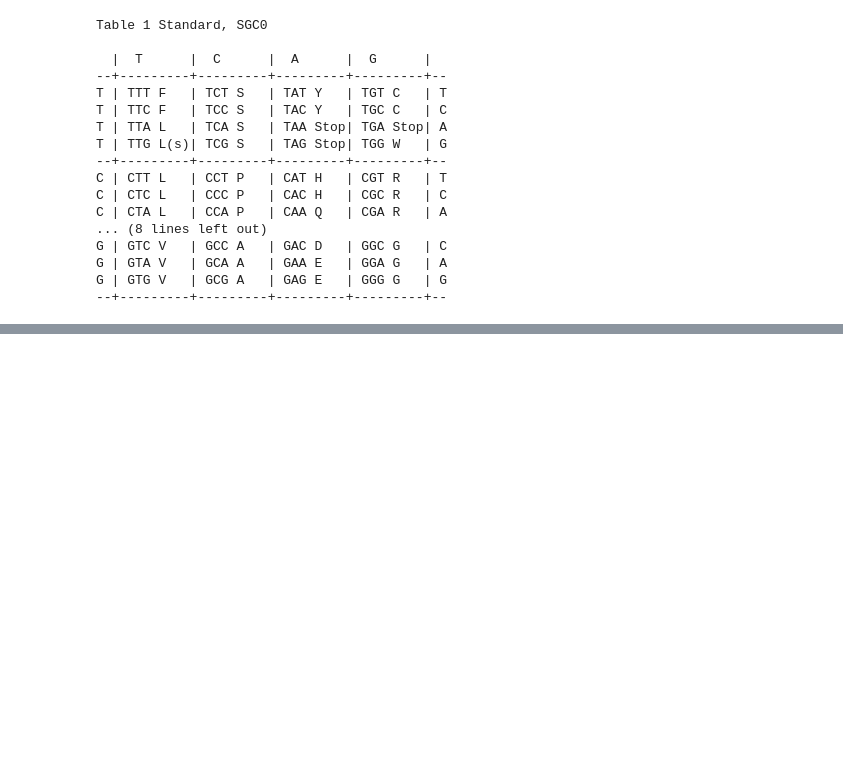
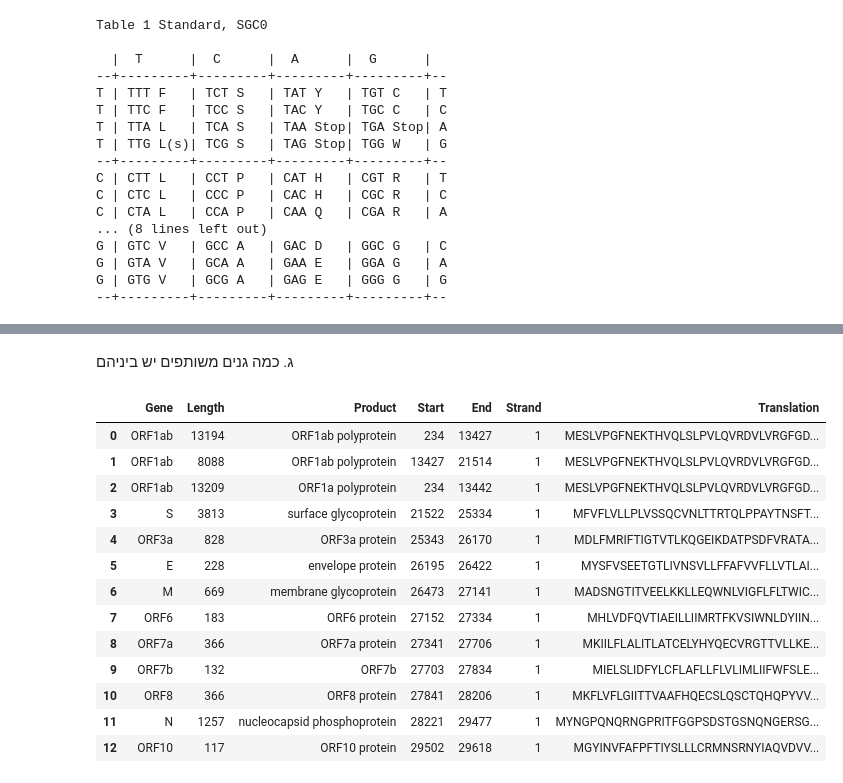
Before and after one commit to idobt97/Bioinformatocs_final_project, a Jupyter notebook: PartC.ipynb, the cells around one changed output, grey strips where cells are left out. Saved outputs shown, nothing was run; the diff lists cells and outputs as text; code cells hidden in the pictures; blank space fills up the shorter version.

```diff
--- a/PartC.ipynb
+++ b/PartC.ipynb
@@ -62,0 +105,16 @@ KeyError: 'TAA'
+# %%
+# Importing a GeneBank file of the Covid-19 genome
+Entrez.email = "jcecomputationalbiology@gmail.com"
+
+# Importing the Covid-19 genome updated on 29-APR-2021
+with Entrez.efetch(db="nucleotide", id="MZ054892.1", rettype="gb", retmode="text") as handle:
+    older_genbank_record = SeqIO.read(handle, "genbank")
+    older_genbank_record_name = older_genbank_record.annotations["source"] + " " + older_genbank_record.annotations["date"]
+    print(older_genbank_record_name)
+
+print()
+# Importing the Covid-19 genome updated on 20-FEB-2024
+with Entrez.efetch(db="nucleotide", id="PP348372.1", rettype="gb", retmode="text") as handle:
+    newer_genbank_record = SeqIO.read(handle, "genbank")
+    newer_genbank_record_name = newer_genbank_record.annotations["source"] + " " + newer_genbank_record.annotations["date"]
+    print(newer_genbank_record_name)
@@ -62,0 +174,55 @@ KeyError: 'TAA'
+# %% [markdown]
+ג. כמה גנים משותפים יש ביניהם
+# %%
+# Calculating the number of genes in each genome and how many genes translated to proteins
+
+# For the older genome
+older_genome_df = pd.DataFrame(columns=["Gene", "Length", "Product", "Start", "End", "Strand", "Translation"])
+newer_genome_df = pd.DataFrame(columns=["Gene", "Length", "Product", "Start", "End", "Strand", "Translation"])
+
+# Creating a dataframe to store the results for each genome
+def from_genbank_to_df(genbank_record, genome_df):
+    for feature in genbank_record.features:
+        if feature.type == "CDS":
+            gene = feature.qualifiers.get("gene", [""])[0]
+            length = len(feature)
+            product = feature.qualifiers.get("product", [""])[0]
+            start = feature.location.start
+            end = feature.location.end
+            strand = feature.location.strand
+            translation = feature.qualifiers.get("translation", [""])[0]
+            #sequence = str(genbank_record.seq[start:end])
+            if type(feature.location) == Bio.SeqFeature.CompoundLocation:
+                for sub_feature in feature.location.parts:
+                    start = sub_feature.start
+                    end = sub_feature.end
+                    length = len(sub_feature)
+                    #sequence = str(genbank_record.seq[start:end])
+                    genome_df.loc[len(genome_df)] = [gene, length, product, start+1, end, strand, translation]
+            else:
+                genome_df.loc[len(genome_df)] = [gene, length, product, start+1, end, strand, translation]
+
+
+from_genbank_to_df(older_genbank_record, older_genome_df)
+from_genbank_to_df(newer_genbank_record, newer_genome_df)
+# remove doplicates
+older_genome_df.drop_duplicates(subset=["Start", "End"], inplace=True)
+newer_genome_df.drop_duplicates(subset=["Start", "End"], inplace=True)
+
+
+older_genome_df
+# %% [output]
+|  | Gene | Length | Product | Start | End | Strand | Translation |
+| 0 | ORF1ab | 13194 | ORF1ab polyprotein | 234 | 13427 | 1 | MESLVPGFNEKTHVQLSLPVLQVRDVLVRGFGD... |
+| 1 | ORF1ab | 8088 | ORF1ab polyprotein | 13427 | 21514 | 1 | MESLVPGFNEKTHVQLSLPVLQVRDVLVRGFGD... |
+| 2 | ORF1ab | 13209 | ORF1a polyprotein | 234 | 13442 | 1 | MESLVPGFNEKTHVQLSLPVLQVRDVLVRGFGD... |
+| 3 | S | 3813 | surface glycoprotein | 21522 | 25334 | 1 | MFVFLVLLPLVSSQCVNLTTRTQLPPAYTNSFT... |
+| 4 | ORF3a | 828 | ORF3a protein | 25343 | 26170 | 1 | MDLFMRIFTIGTVTLKQGEIKDATPSDFVRATA... |
+| 5 | E | 228 | envelope protein | 26195 | 26422 | 1 | MYSFVSEETGTLIVNSVLLFFAFVVFLLVTLAI... |
+| 6 | M | 669 | membrane glycoprotein | 26473 | 27141 | 1 | MADSNGTITVEELKKLLEQWNLVIGFLFLTWIC... |
+| 7 | ORF6 | 183 | ORF6 protein | 27152 | 27334 | 1 | MHLVDFQVTIAEILLIIMRTFKVSIWNLDYIIN... |
+| 8 | ORF7a | 366 | ORF7a protein | 27341 | 27706 | 1 | MKIILFLALITLATCELYHYQECVRGTTVLLKE... |
+| 9 | ORF7b | 132 | ORF7b | 27703 | 27834 | 1 | MIELSLIDFYLCFLAFLLFLVLIMLIIFWFSLE... |
+| 10 | ORF8 | 366 | ORF8 protein | 27841 | 28206 | 1 | MKFLVFLGIITTVAAFHQECSLQSCTQHQPYVV... |
+| 11 | N | 1257 | nucleocapsid phosphoprotein | 28221 | 29477 | 1 | MYNGPQNQRNGPRITFGGPSDSTGSNQNGERSG... |
+| 12 | ORF10 | 117 | ORF10 protein | 29502 | 29618 | 1 | MGYINVFAFPFTIYSLLLCRMNSRNYIAQVDVV... |
```
Also changed, not shown: parts of 14 cells of this notebook, 4 other files.
